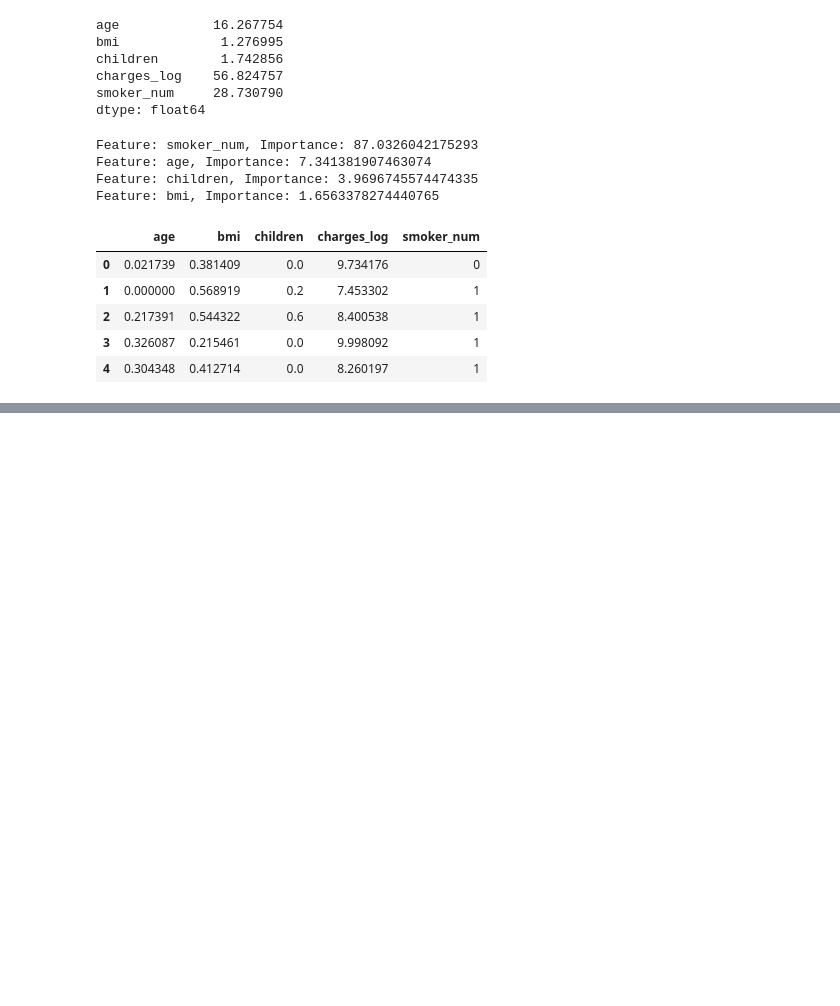
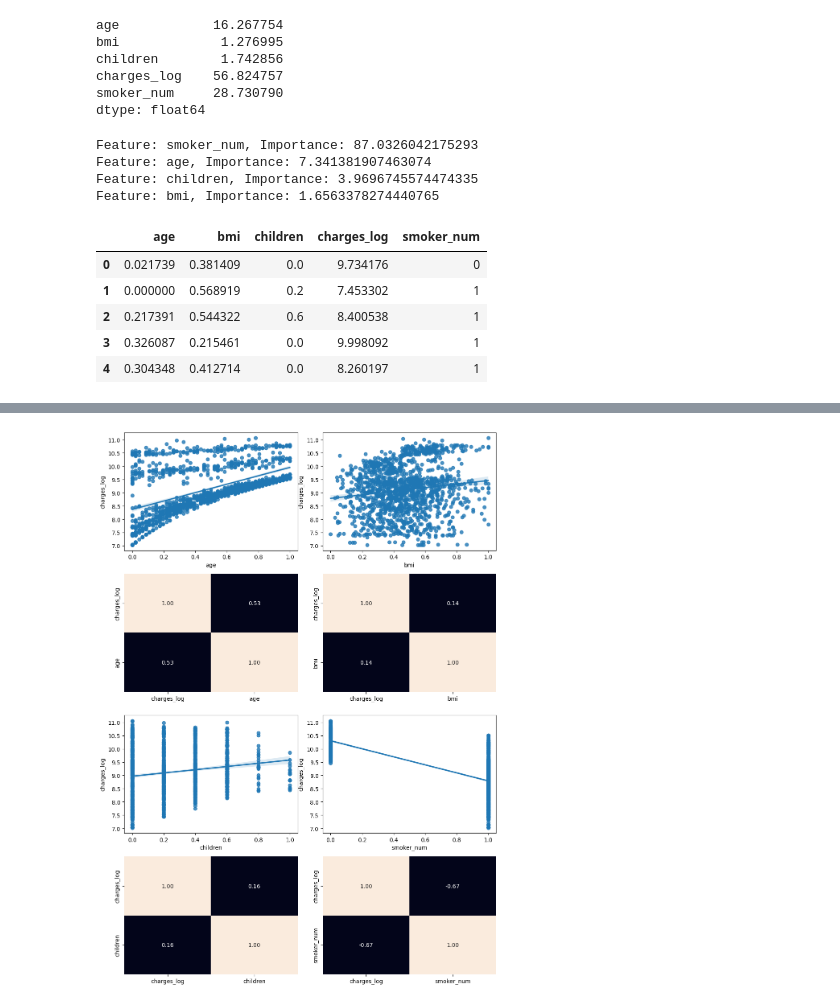
Before and after one commit to RmVa23/linear-regression, a Jupyter notebook: src/explore.ipynb, the cells around one changed output, grey strips where cells are left out. Saved outputs shown, nothing was run; the diff lists cells and outputs as text; code cells hidden in the pictures; blank space fills up the shorter version.

```diff
--- a/src/explore.ipynb
+++ b/src/explore.ipynb
@@ -607,3 +608,6 @@ data_scaled.head()
 | 4 | 0.304348 | 0.412714 | 0.0 | 8.260197 | 1 |
 # %%
 data_scaled.to_csv("/workspaces/linear-regression/data/processed/datos-procesados.csv", index = False)
+# %%
+linear_data = pd.read_csv("/workspaces/linear-regression/data/processed/datos-procesados.csv")
+linear_data.head()
@@ -609,0 +627,20 @@ data_scaled.to_csv("/workspaces/linear-regression/data/processed/datos-procesado
+# %%
+
+fig, axis = plt.subplots(4, 2, figsize = (10, 14))
+
+sns.regplot(data = linear_data, x = "age", y = "charges_log", ax = axis[0, 0])
+sns.heatmap(linear_data[["charges_log", "age"]].corr(), annot = True, fmt = ".2f", ax = axis[1, 0], cbar = False)
+
+sns.regplot(data = linear_data, x = "bmi", y = "charges_log", ax = axis[0, 1])
+sns.heatmap(linear_data[["charges_log", "bmi"]].corr(), annot = True, fmt = ".2f", ax = axis[1, 1], cbar = False)
+
+sns.regplot(data = linear_data, x = "children", y = "charges_log", ax = axis[2, 0])
+sns.heatmap(linear_data[["charges_log", "children"]].corr(), annot = True, fmt = ".2f", ax = axis[3, 0], cbar = False)
+
+sns.regplot(data = linear_data, x = "smoker_num", y = "charges_log", ax = axis[2, 1])
+sns.heatmap(linear_data[["charges_log", "smoker_num"]].corr(), annot = True, fmt = ".2f", ax = axis[3, 1], cbar = False)
+
+plt.tight_layout()
+plt.show()
+# %% [output]
+[figure, added]
```
Also changed, not shown: parts of 5 cells of this notebook.
